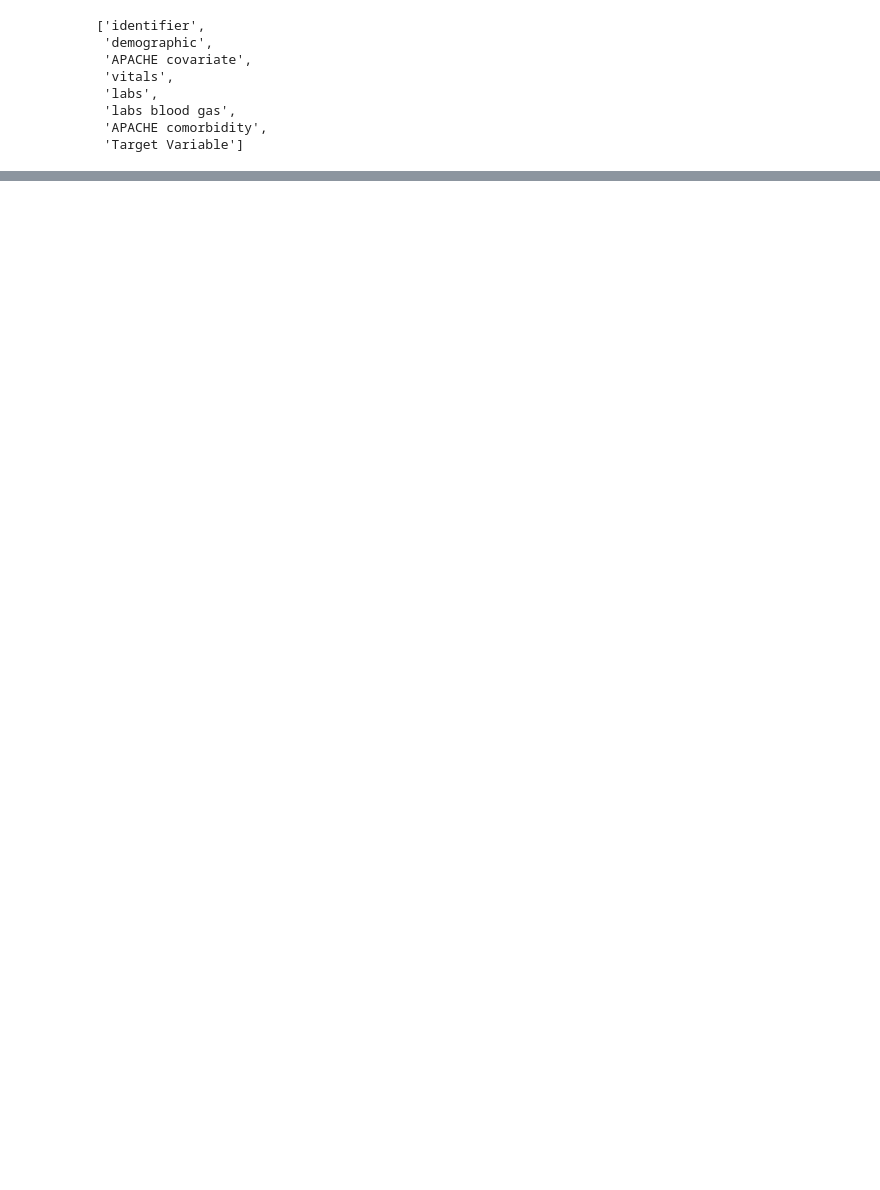
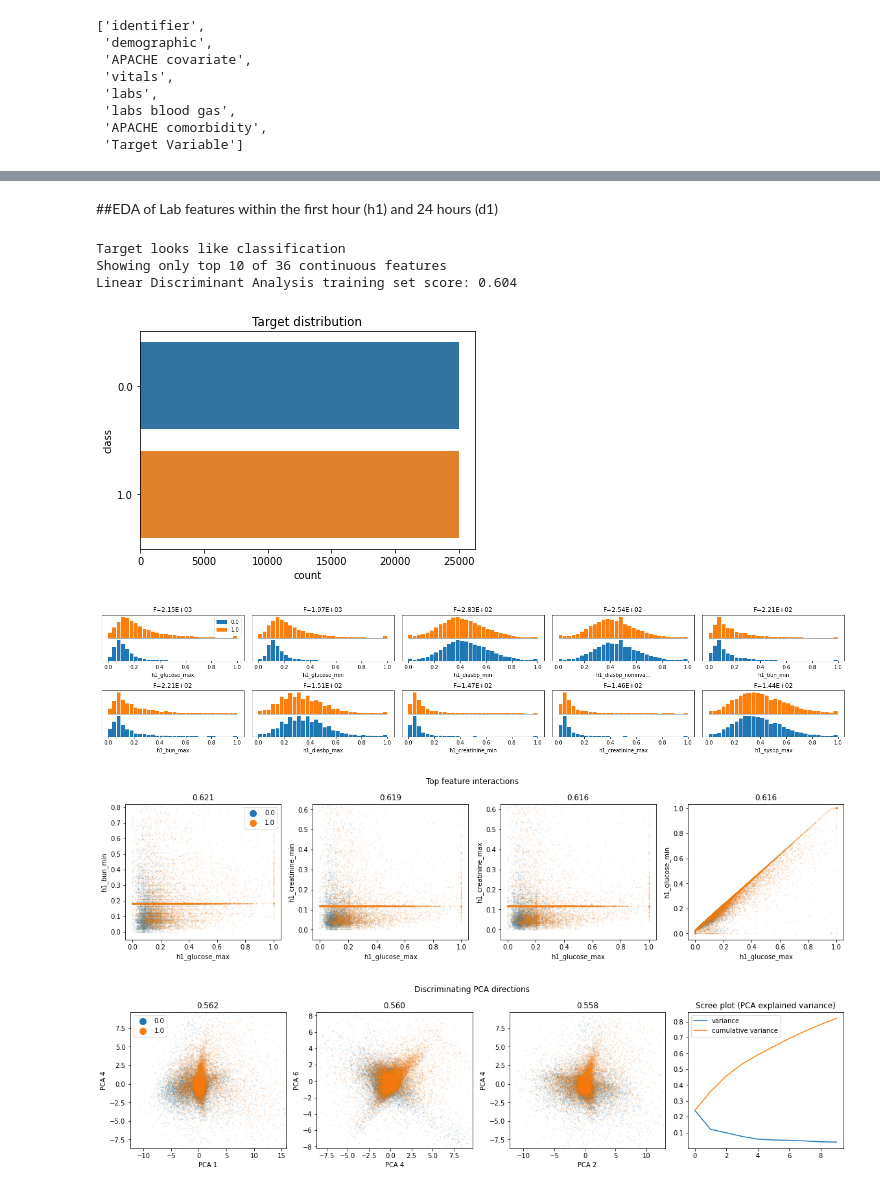
Before and after one commit to K-Hebel/WiDS_Chi, a Jupyter notebook: Exploratory_Analysis.ipynb, the cells around one changed output, grey strips where cells are left out. Drawn from its saved outputs; the diff is of its cells as text; code cells hidden in the pictures; blank space fills up the shorter version.

```diff
--- a/Exploratory_Analysis.ipynb
+++ b/Exploratory_Analysis.ipynb
@@ -234,0 +267,6 @@ diabetic_ethnicity
+# %%
+#Normalize witn MaxMinScaler Dataframe based on labs in first 1 hour in ICU
+
+norm_hour_labs = pd.DataFrame( min_max_scaler.fit_transform(sample[hour_labs].values))
+norm_hour_labs.columns = sample[hour_labs].columns
+norm_hour_labs.describe()
@@ -234,0 +289,11 @@ diabetic_ethnicity
+# %%
+#List of all lab column names
+all_lab_columns=list(norm_hour_labs.columns)
+for col in list(norm_day_labs.columns):
+  all_lab_columns.append(col)
+# %%
+labs_under_20per =[]
+
+for col in all_lab_columns:
+  if sample[col].count()/sample.count()[-1]< .2:
+    labs_under_20per.append(col)
@@ -234,0 +320,5 @@ diabetic_ethnicity
+# %%
+for col in labs_under_20per:
+  norm_hour_labs=norm_hour_labs.drop(col, axis=1)
+
+norm_hour_labs.describe()
@@ -234,0 +335,12 @@ diabetic_ethnicity
+# %% [markdown]
+##EDA of Lab features within the first hour (h1) and 24 hours (d1)
+# %%
+dabl.plot(norm_hour_labs, target_col='diabetes_mellitus')
+# %% [output]
+Target looks like classification
+Showing only top 10 of 36 continuous features
+Linear Discriminant Analysis training set score: 0.604
+[figure, added]
+[figure, added]
+[figure, added]
+[figure, added]
```
Also changed, not shown: parts of 108 cells of this notebook.
